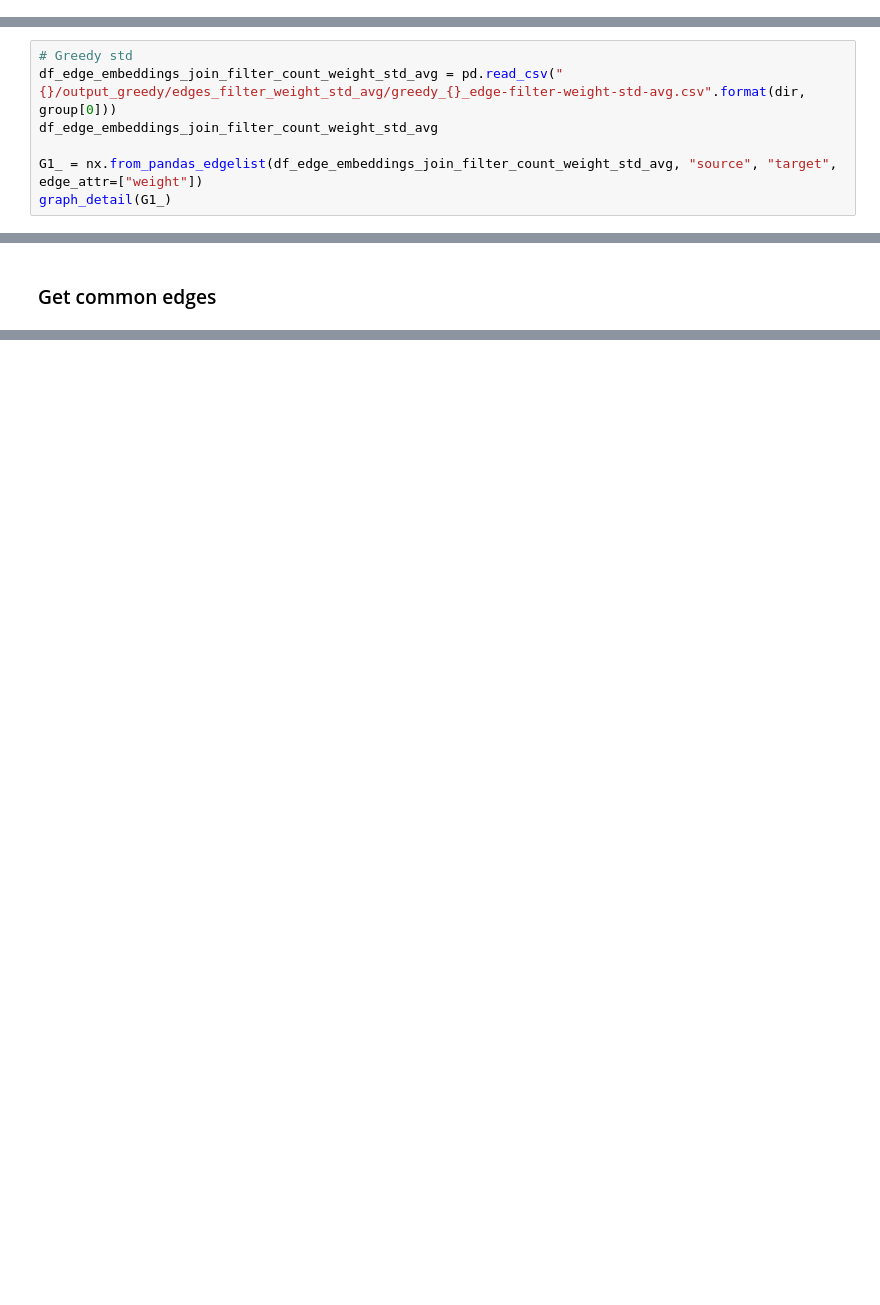
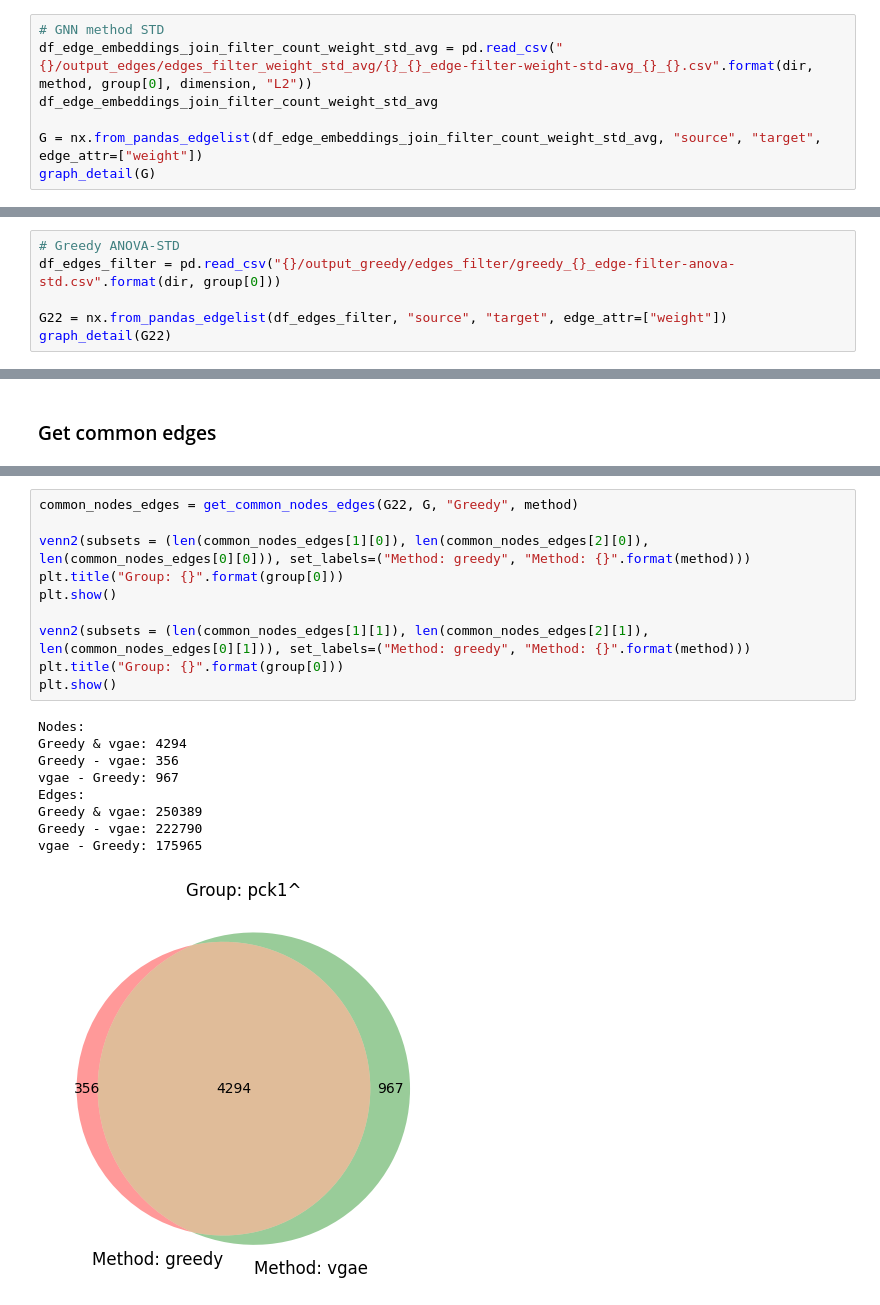
Before and after one commit to win7/GNN_Unsupervised, a Jupyter notebook: comparation.ipynb, the cells around one changed output, grey strips where cells are left out. Saved outputs shown, nothing was run; the diff lists cells and outputs as text; blank space fills up the shorter version.

```diff
--- a/comparation.ipynb
+++ b/comparation.ipynb
@@ -56,2 +56,9 @@ time: 3.65 ms (started: 2023-05-26 23:33:36 -05:00)
 # %% [markdown]
 ### Read graphs
+# %%
+# GNN method STD
+df_edge_embeddings_join_filter_count_weight_std_avg = pd.read_csv("{}/output_edges/edges_filter_weight_std_avg/{}_{}_edge-filter-weight-std-avg_{}_{}.csv".format(dir, method, group[0], dimension, "L2"))
+df_edge_embeddings_join_filter_count_weight_std_avg
+
+G = nx.from_pandas_edgelist(df_edge_embeddings_join_filter_count_weight_std_avg, "source", "target", edge_attr=["weight"])
+graph_detail(G)
@@ -70,8 +103,7 @@ time: 954 ms (started: 2023-05-26 23:33:36 -05:00)
 # %%
-# Greedy std
-df_edge_embeddings_join_filter_count_weight_std_avg = pd.read_csv("{}/output_greedy/edges_filter_weight_std_avg/greedy_{}_edge-filter-weight-std-avg.csv".format(dir, group[0]))
-df_edge_embeddings_join_filter_count_weight_std_avg
+# Greedy ANOVA-STD
+df_edges_filter = pd.read_csv("{}/output_greedy/edges_filter/greedy_{}_edge-filter-anova-std.csv".format(dir, group[0]))
 
-G1_ = nx.from_pandas_edgelist(df_edge_embeddings_join_filter_count_weight_std_avg, "source", "target", edge_attr=["weight"])
-graph_detail(G1_)
+G22 = nx.from_pandas_edgelist(df_edges_filter, "source", "target", edge_attr=["weight"])
+graph_detail(G22)
 # %% [output]
@@ -139,0 +190,20 @@ time: 1.41 s (started: 2023-05-26 23:33:42 -05:00)
+# %%
+common_nodes_edges = get_common_nodes_edges(G22, G, "Greedy", method)
+
+venn2(subsets = (len(common_nodes_edges[1][0]), len(common_nodes_edges[2][0]), len(common_nodes_edges[0][0])), set_labels=("Method: greedy", "Method: {}".format(method)))
+plt.title("Group: {}".format(group[0]))
+plt.show()
+
+venn2(subsets = (len(common_nodes_edges[1][1]), len(common_nodes_edges[2][1]), len(common_nodes_edges[0][1])), set_labels=("Method: greedy", "Method: {}".format(method)))
+plt.title("Group: {}".format(group[0]))
+plt.show()
+# %% [output]
+Nodes:
+Greedy & vgae: 4294
+Greedy - vgae: 356
+vgae - Greedy: 967
+Edges:
+Greedy & vgae: 250389
+Greedy - vgae: 222790
+vgae - Greedy: 175965
+[figure, added]
```
Also changed, not shown: parts of 16 cells of this notebook, 5 other files.
